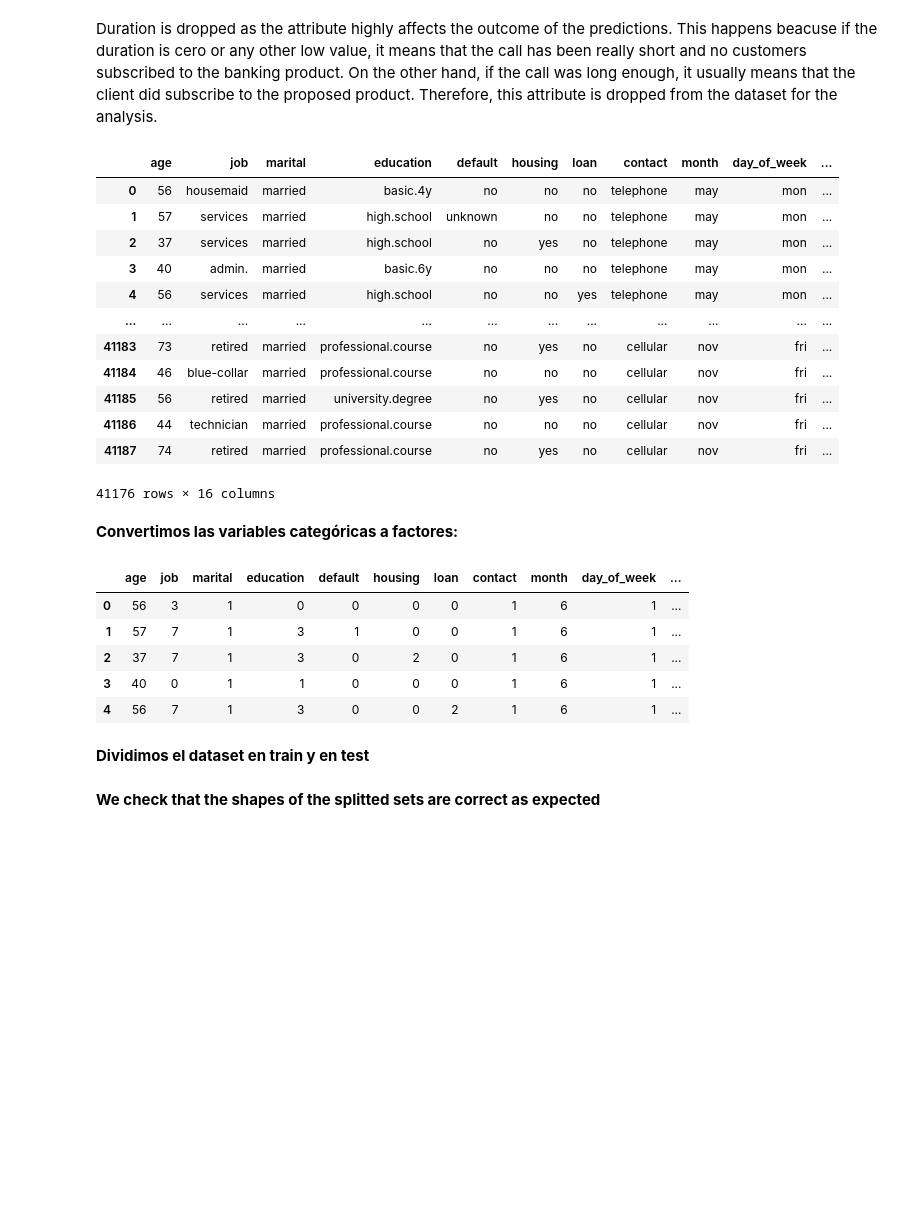
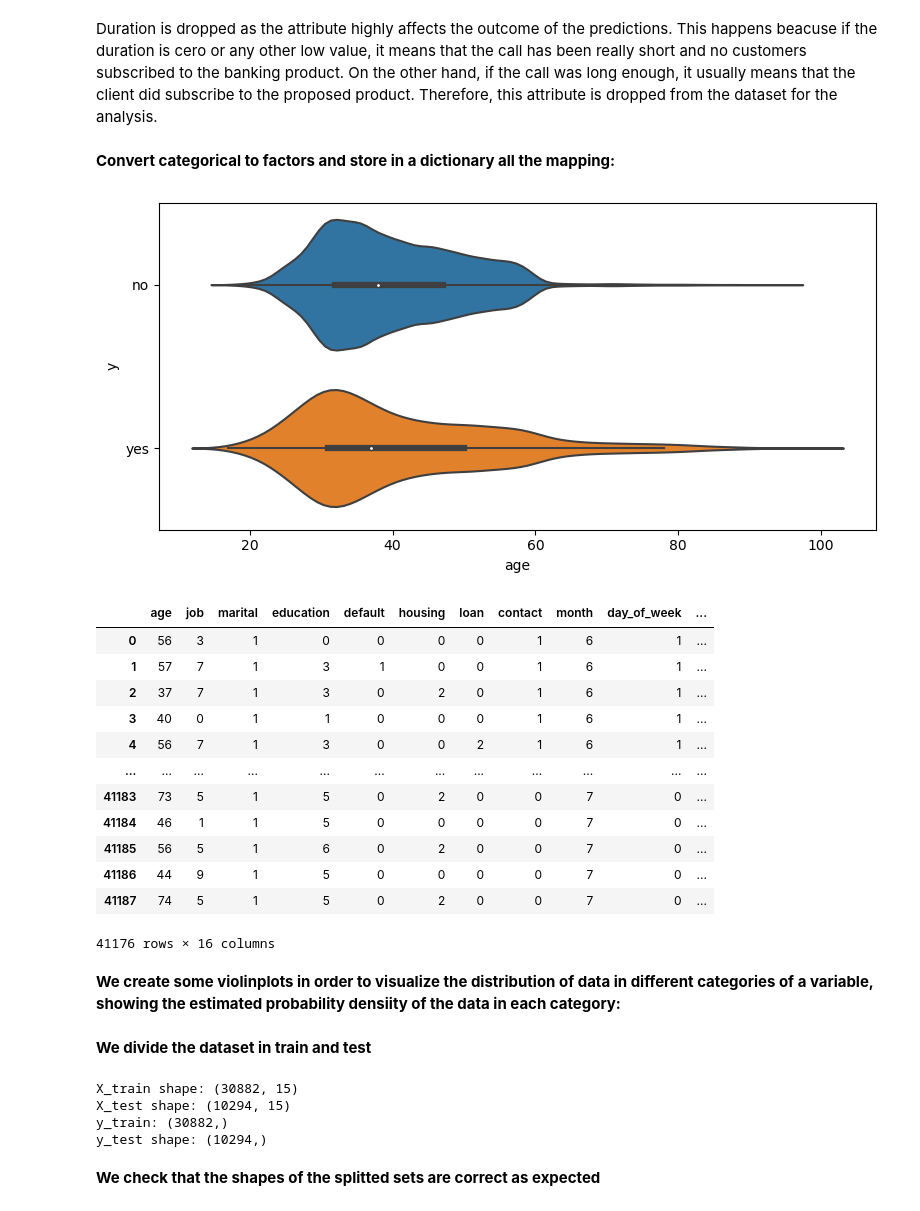
Before and after one commit to carmenmarcos00/ml_anonymization, a Jupyter notebook: ml_models/bank_models/bank_no_anonym.ipynb, the cells around one changed output. Cells and saved outputs as stored; diff of their text form; code cells hidden in the pictures; blank space fills up the shorter version.

Commit message:
Violinplots added

```diff
--- a/ml_models/bank_models/bank_no_anonym.ipynb
+++ b/ml_models/bank_models/bank_no_anonym.ipynb
@@ -133,21 +133,5 @@ http://archive.ics.uci.edu/ml/datasets/Bank+Marketing
 Duration is dropped as the attribute highly affects the outcome of the predictions. This happens beacuse if the duration is cero or any other low value, it means that the call has been really short and no customers subscribed to the banking product. On the other hand, if the call was long enough, it usually means that the client did subscribe to the proposed product. Therefore, this attribute is dropped from the dataset for the analysis.
 # %%
 df = df.drop(["duration", "campaign", "pdays", "previous", "poutcome"], axis=1)
-# %%
-df
-# %% [output]
-|  | age | job | marital | education | default | housing | loan | contact | month | day_of_week | ... |
-| 0 | 56 | housemaid | married | basic.4y | no | no | no | telephone | may | mon | ... |
-| 1 | 57 | services | married | high.school | unknown | no | no | telephone | may | mon | ... |
-| 2 | 37 | services | married | high.school | no | yes | no | telephone | may | mon | ... |
-| 3 | 40 | admin. | married | basic.6y | no | no | no | telephone | may | mon | ... |
-| 4 | 56 | services | married | high.school | no | no | yes | telephone | may | mon | ... |
-| ... | ... | ... | ... | ... | ... | ... | ... | ... | ... | ... | ... |
-| 41183 | 73 | retired | married | professional.course | no | yes | no | cellular | nov | fri | ... |
-| 41184 | 46 | blue-collar | married | professional.course | no | no | no | cellular | nov | fri | ... |
-| 41185 | 56 | retired | married | university.degree | no | yes | no | cellular | nov | fri | ... |
-| 41186 | 44 | technician | married | professional.course | no | no | no | cellular | nov | fri | ... |
-| 41187 | 74 | retired | married | professional.course | no | yes | no | cellular | nov | fri | ... |
-41176 rows × 16 columns
 # %% [markdown]
-**Convertimos las variables categóricas a factores:**
+**Convert categorical to factors and store in a dictionary all the mapping:**
@@ -165,9 +138,20 @@ df["y"] = df["y"].astype("category").cat.codes
-# %%
-df.head()
-# %% [output]
-|  | age | job | marital | education | default | housing | loan | contact | month | day_of_week | ... |
-| 0 | 56 | 3 | 1 | 0 | 0 | 0 | 0 | 1 | 6 | 1 | ... |
-| 1 | 57 | 7 | 1 | 3 | 1 | 0 | 0 | 1 | 6 | 1 | ... |
-| 2 | 37 | 7 | 1 | 3 | 0 | 2 | 0 | 1 | 6 | 1 | ... |
-| 3 | 40 | 0 | 1 | 1 | 0 | 0 | 0 | 1 | 6 | 1 | ... |
-| 4 | 56 | 7 | 1 | 3 | 0 | 0 | 2 | 1 | 6 | 1 | ... |
+# %%
+# Selecting all columns except the target ('y')
+features_to_plot = ['age']
+
+# Calculate the appropriate figure size based on the number of features
+fig_height = len(features_to_plot) * 4
+fig, axes = plt.subplots(nrows=len(features_to_plot), figsize=(8, fig_height))
+
+# Iterate over each feature and generate the violinplot
+for i, feature in enumerate(features_to_plot):
+    ax = axes[i] if len(features_to_plot) > 1 else axes
+    sns.violinplot(data=df, x=feature, y='y', ax=ax)
+    ax.set_xlabel(feature)
+    ax.set_ylabel('y')
+
+# Adjust the spacing between subplots and show the figure
+plt.tight_layout()
+plt.show()
+# %% [output]
+[figure, added]
@@ -174,11 +169,39 @@ df.head()
+# %%
+df
+# %% [output]
+|  | age | job | marital | education | default | housing | loan | contact | month | day_of_week | ... |
+| 0 | 56 | 3 | 1 | 0 | 0 | 0 | 0 | 1 | 6 | 1 | ... |
+| 1 | 57 | 7 | 1 | 3 | 1 | 0 | 0 | 1 | 6 | 1 | ... |
+| 2 | 37 | 7 | 1 | 3 | 0 | 2 | 0 | 1 | 6 | 1 | ... |
+| 3 | 40 | 0 | 1 | 1 | 0 | 0 | 0 | 1 | 6 | 1 | ... |
+| 4 | 56 | 7 | 1 | 3 | 0 | 0 | 2 | 1 | 6 | 1 | ... |
+| ... | ... | ... | ... | ... | ... | ... | ... | ... | ... | ... | ... |
+| 41183 | 73 | 5 | 1 | 5 | 0 | 2 | 0 | 0 | 7 | 0 | ... |
+| 41184 | 46 | 1 | 1 | 5 | 0 | 0 | 0 | 0 | 7 | 0 | ... |
+| 41185 | 56 | 5 | 1 | 6 | 0 | 2 | 0 | 0 | 7 | 0 | ... |
+| 41186 | 44 | 9 | 1 | 5 | 0 | 0 | 0 | 0 | 7 | 0 | ... |
+| 41187 | 74 | 5 | 1 | 5 | 0 | 2 | 0 | 0 | 7 | 0 | ... |
+41176 rows × 16 columns
+# %% [markdown]
+**We create some violinplots in order to visualize the distribution of data in different categories of a variable, showing the estimated probability densiity of the data in each category:**
 # %% [markdown]
-**Dividimos el dataset en train y en test**
+**We divide the dataset in train and test**
 # %%
 X = df.drop(["y"], axis=1)
 y = df["y"]
 
 # We add stratify for making sure that the random split has 25% of 0's and 75% of 1's.
 X_train, X_test, y_train, y_test = train_test_split(X, y, test_size=0.25, random_state=14, stratify=y)
+# %%
+print("X_train shape:",X_train.shape)
+print("X_test shape:",X_test.shape)
+print("y_train:",y_train.shape)
+print("y_test shape:", y_test.shape)
+# %% [output]
+X_train shape: (30882, 15)
+X_test shape: (10294, 15)
+y_train: (30882,)
+y_test shape: (10294,)
 # %% [markdown]
 **We check that the shapes of the splitted sets are correct as expected**
 # %%
```
Also changed, not shown: parts of 30 cells of this notebook.
